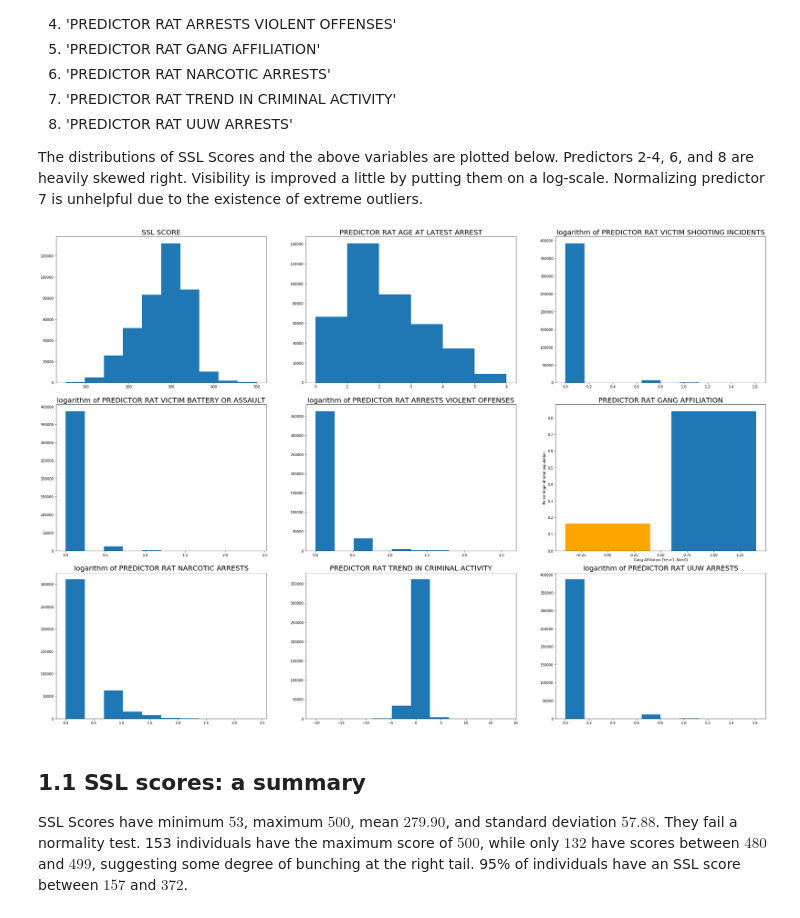
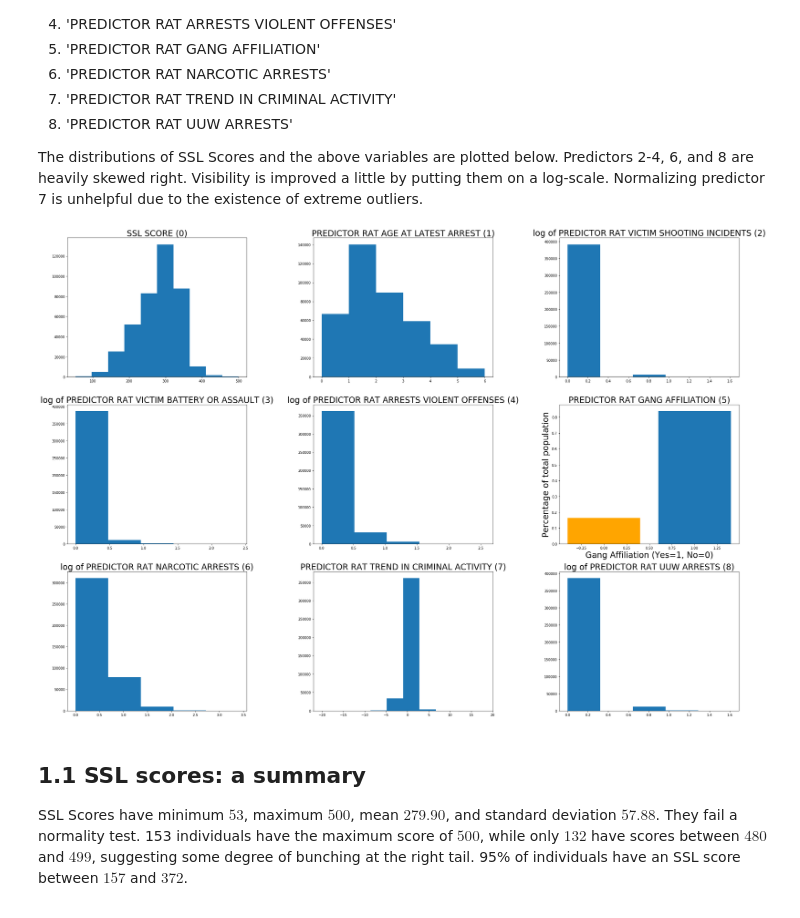
Before and after one commit to EthanSargent/Strategic-Subject-Algorithm, a Jupyter notebook: EDA.ipynb, the cells around one changed output. Cells and saved outputs as stored; diff of their text form; code cells hidden in the pictures.

```diff
--- a/EDA.ipynb
+++ b/EDA.ipynb
@@ -36,35 +40,35 @@ The distributions of SSL Scores and the above variables are plotted below. Predi
 # %%
 plt.subplots(figsize=(30, 20))
 scaler = StandardScaler()
 
 for i,column in enumerate(predictors.columns):
     plt.subplot(3,3,i+1)
     if column == 'PREDICTOR RAT AGE AT LATEST ARREST':
         plt.hist(predictors[column].values, bins = 6)
-        plt.title(column, fontsize=20)
+        plt.title(column + " (" + str(i) + ")", fontsize=24)
     elif (i>=2 and i<= 4) or (i==6 or i==8):
-        plt.hist(np.log(predictors[column].values + 1))
-        plt.title("logarithm of " + column, fontsize=20)
+        plt.hist(np.log(predictors[column].values + 1), bins=5)
+        plt.title("log of " + column + " (" + str(i) + ")", fontsize=24)
     elif i==5:
         gang_affiliation = predictors[column].values
         percent_gang_affiliated = np.sum(gang_affiliation)/len(gang_affiliation)
         plt.bar([0,1], [percent_gang_affiliated, 1 - percent_gang_affiliated], color=['orange','#1f77b4'])
-        plt.title(column, fontsize=20)
-        plt.ylabel('Percentage of total population')
-        plt.xlabel('Gang Affiliation (Yes=1, No=0)')
+        plt.title(column + " (" + str(i) + ")", fontsize=24)
+        plt.ylabel('Percentage of total population', fontsize=24)
+        plt.xlabel('Gang Affiliation (Yes=1, No=0)', fontsize=24)
     elif i==7:
         trends = predictors[column].values.reshape(-1,1)
         scaler.fit(trends)
         plt.hist(scaler.transform(trends))
-        plt.title(column, fontsize=20)
+        plt.title(column + " (" + str(i) + ")", fontsize=24)
     else:
         plt.hist(predictors[column].values)
-        plt.title(column,fontsize=20)
+        plt.title(column + " (" + str(i) + ")",fontsize=24)
 
 plt.tight_layout()
 plt.show()
 # %% [output]
-[figure, old version]
+[figure, new version]
 # %% [markdown]
 ## 1.1 SSL scores: a summary
 SSL Scores have minimum $53$, maximum $500$, mean $279.90$, and standard deviation $57.88$. They fail a normality test. 153 individuals have the maximum score of $500$, while only $132$ have scores between $480$ and $499$, suggesting some degree of bunching at the right tail. 95% of individuals have an SSL score between $157$ and $372$.
```
Also changed, not shown: parts of 32 cells of this notebook, 46 other files.
